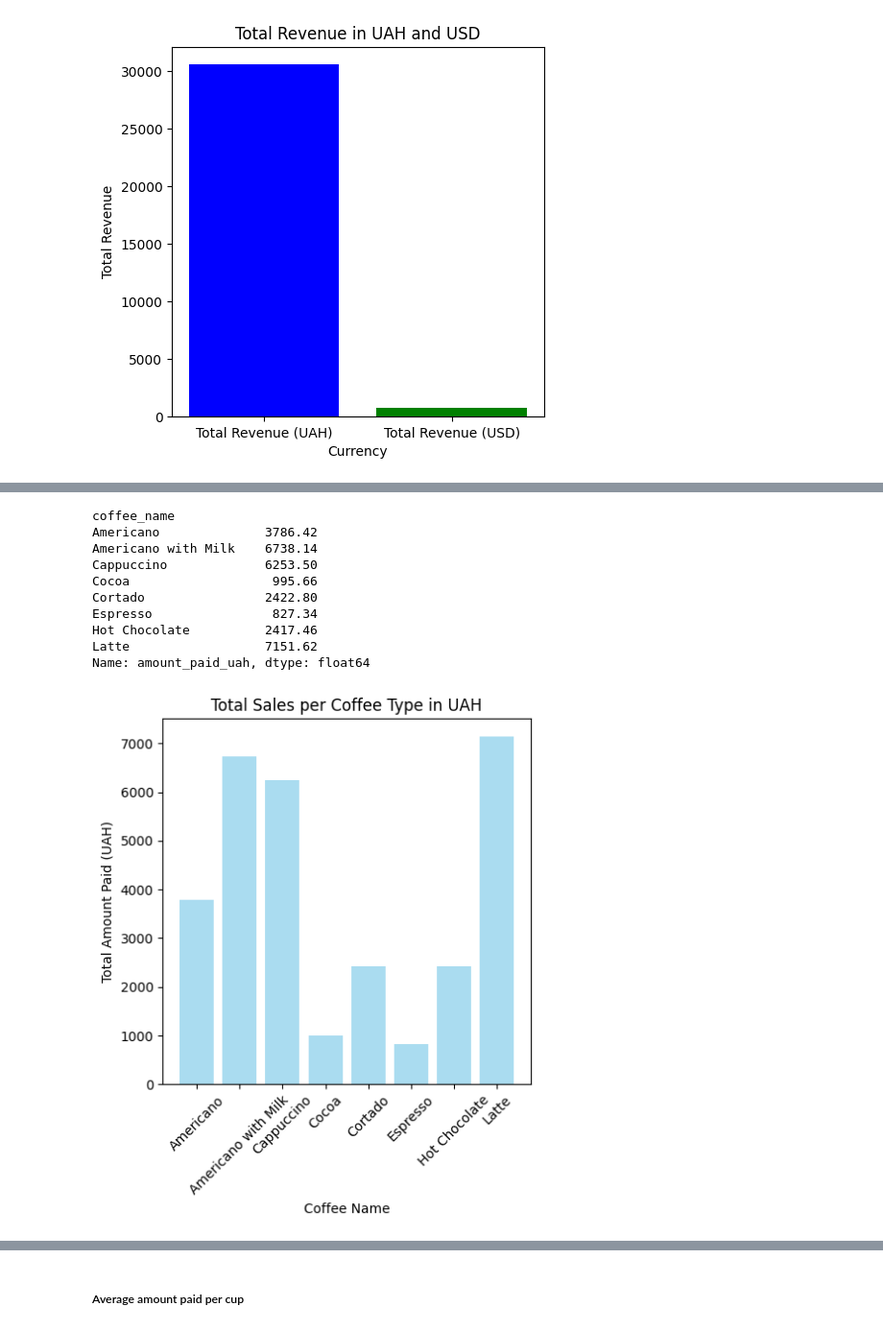
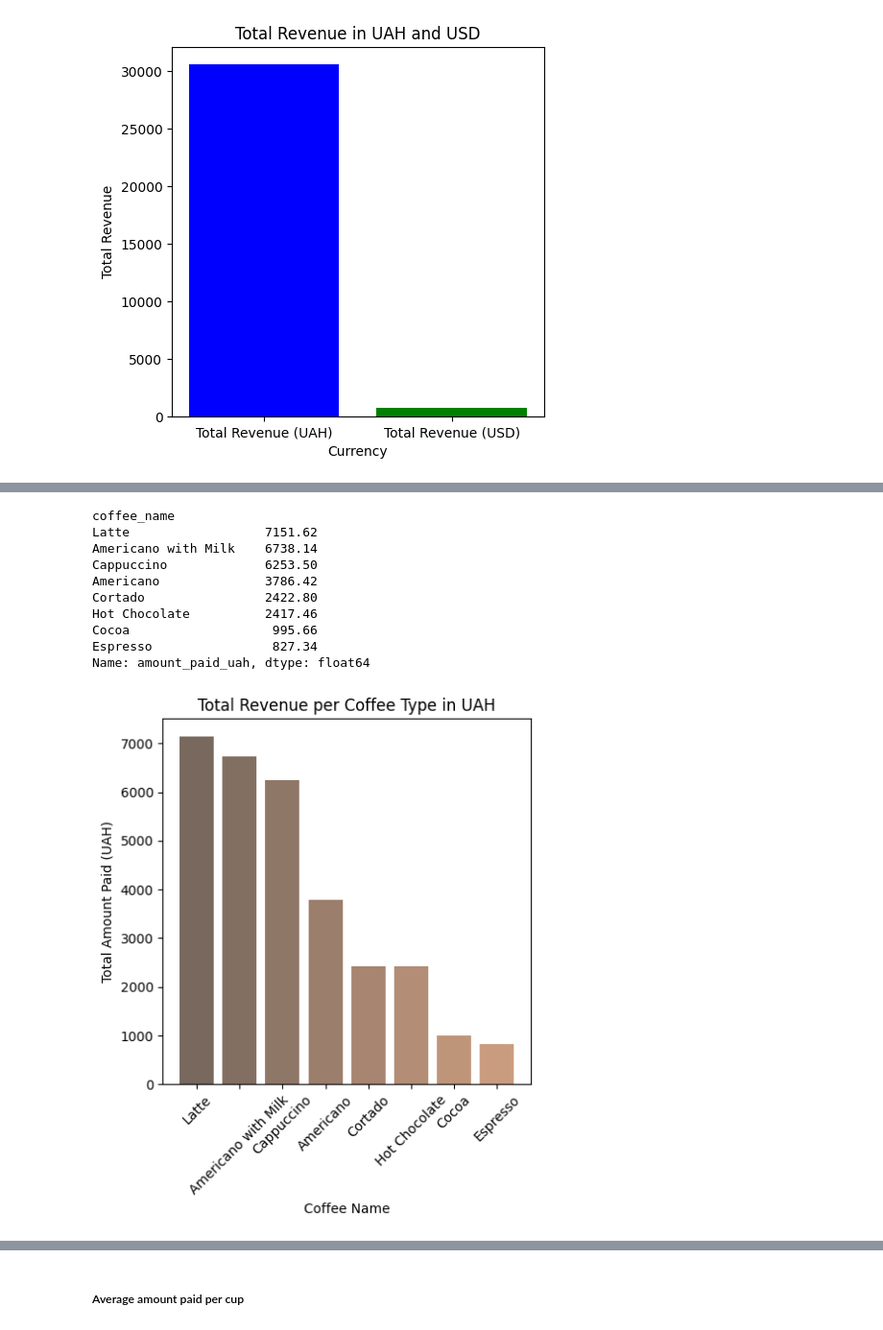
Before and after one commit to JoshuaFarara/KaggleWorld, a Jupyter notebook: notebooks/cofee_sales/coffee_sales_analyisis.ipynb, the cells around one changed output, grey strips where cells are left out. Shown at 96% size. Drawn from its saved outputs; the diff is of its cells as text; code cells hidden in the pictures.

Commit message:
Restructure notebook: 	modified:   notebooks/cofee_sales/coffee_sales_analyisis.ipynb

```diff
--- a/notebooks/cofee_sales/coffee_sales_analyisis.ipynb
+++ b/notebooks/cofee_sales/coffee_sales_analyisis.ipynb
@@ -230,3 +226,7 @@ df.head(10)
+# %%
+df['hour'] = df['datetime'].dt.hour
+df['day'] = df['datetime'].dt.day
+df['month'] = df['datetime'].dt.month
 # %% [markdown]
 ## Convert amount_paid_uah(formerly df['money']) to USD.
 # %% [markdown]
@@ -248,7 +239,7 @@ df.head(5)
 # %% [markdown]
 ## Restructure dateframe order.
 # %%
-df = df[['date', 'datetime','time', 'payment_type', 'card_number', 'amount_paid_uah', 'amount_paid_usd',
+df = df[['date', 'datetime','time', 'hour', 'day', 'month', 'payment_type', 'card_number', 'amount_paid_uah', 'amount_paid_usd',
        'coffee_name']]
 df.head()
 # %% [output]
@@ -343,28 +350,29 @@ grouped_coffee = df.groupby('coffee_name')
 # %%
-# 3. Total Sales per Coffee Type in UAH
-total_amount_paid_uah = grouped_coffee['amount_paid_uah'].sum()
-print(total_amount_paid_uah)
+# 2. Total Sales per Coffee Type in UAH
+total_revenue_per_coffee_type_uah = grouped_coffee['amount_paid_uah'].sum().sort_values(ascending=False)
+print(total_revenue_per_coffee_type_uah)
 # %% [output]
 coffee_name
-Americano              3786.42
+Latte                  7151.62
 Americano with Milk    6738.14
 Cappuccino             6253.50
+Americano              3786.42
+Cortado                2422.80
+Hot Chocolate          2417.46
 Cocoa                   995.66
-Cortado                2422.80
 Espresso                827.34
-Hot Chocolate          2417.46
-Latte                  7151.62
 Name: amount_paid_uah, dtype: float64
 # %%
 # Plot total sales per coffee type in UAH
+browns = plt.cm.copper(np.linspace(0.2, 1, 16))
 plt.figure(figsize=(5, 5))
-plt.bar(total_amount_paid_uah.index, total_amount_paid_uah, alpha=0.7, color='skyblue')
+plt.bar(total_revenue_per_coffee_type_uah.index, total_revenue_per_coffee_type_uah, alpha=0.7, color=browns)
 plt.xlabel('Coffee Name')
 plt.ylabel('Total Amount Paid (UAH)')
-plt.title('Total Sales per Coffee Type in UAH')
+plt.title('Total Revenue per Coffee Type in UAH')
 plt.xticks(rotation=45)
 # plt.savefig('./visualizations/Total Sales per Coffee Type in UAH.jpg')
 plt.show()
 # %% [output]
-[figure, old version]
+[figure, new version]
 # %% [markdown]
```
Also changed, not shown: parts of 76 cells of this notebook.
